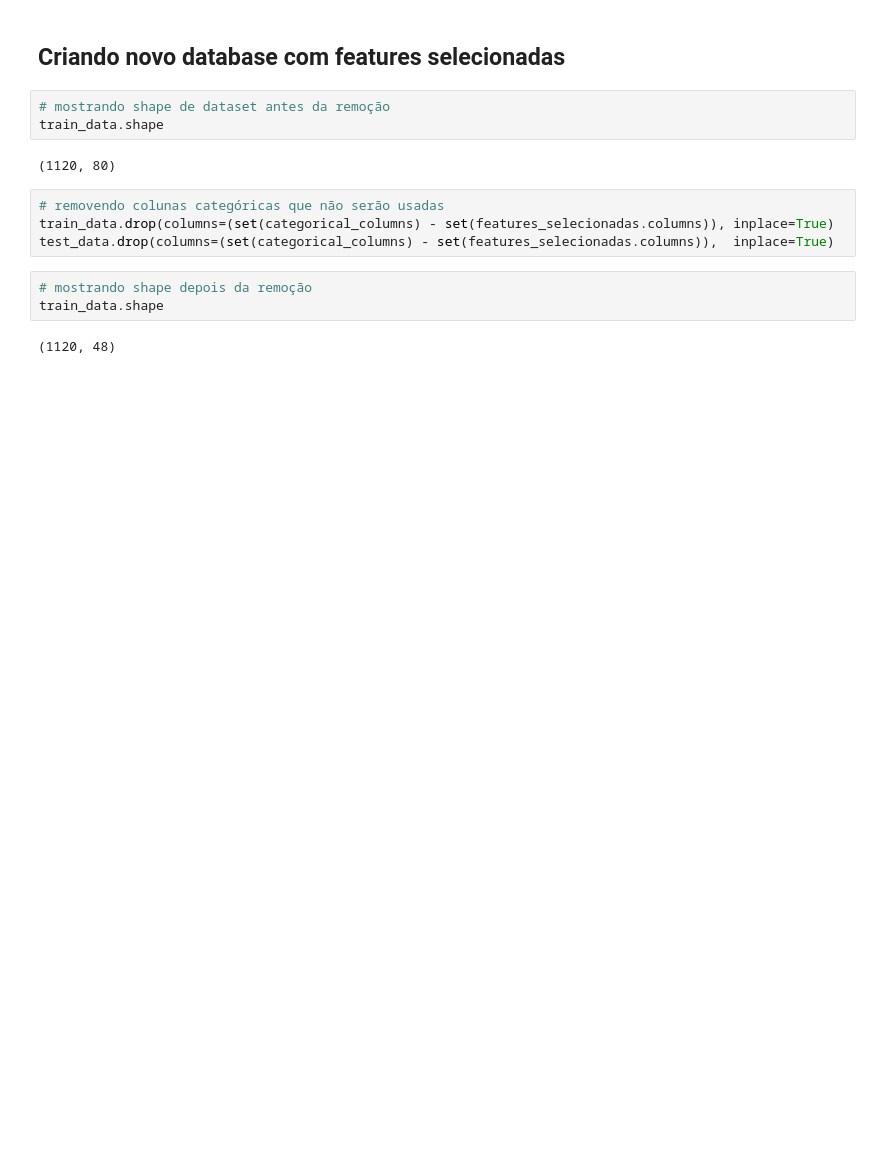
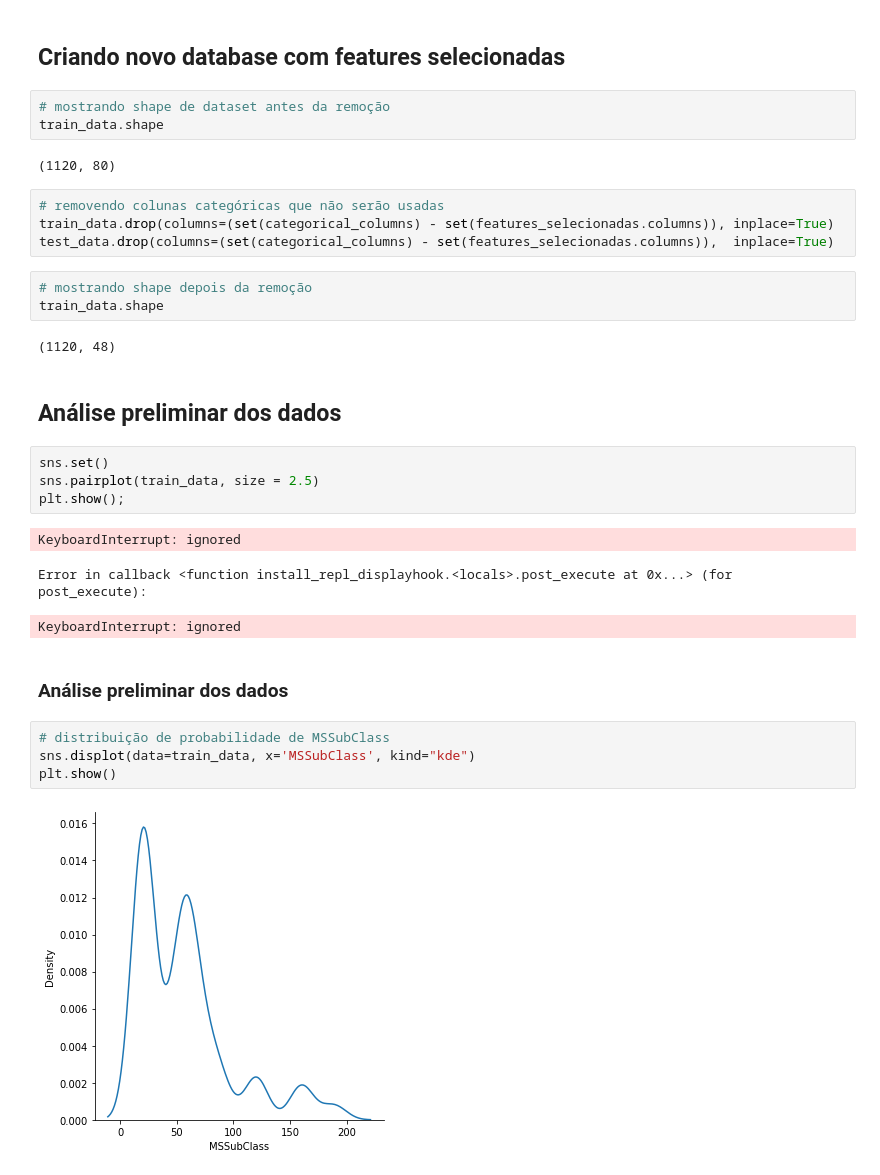
Before and after one commit to svhenrique/house-prices-predictor, a Jupyter notebook: HousePricesPredictor.ipynb, the cells around one changed output. Saved outputs shown, nothing was run; the diff lists cells and outputs as text; blank space fills up the shorter version.

```diff
--- a/HousePricesPredictor.ipynb
+++ b/HousePricesPredictor.ipynb
@@ -337,3 +307,21 @@ test_data.drop(columns=(set(categorical_columns) - set(features_selecionadas.col
 train_data.shape
 # %% [output]
 (1120, 48)
+# %% [markdown]
+## Análise preliminar dos dados
+# %%
+sns.set()
+sns.pairplot(train_data, size = 2.5)
+plt.show();
+# %% [output]
+KeyboardInterrupt: ignored
+Error in callback <function install_repl_displayhook.<locals>.post_execute at 0x...> (for post_execute):
+KeyboardInterrupt: ignored
+# %% [markdown]
+### Análise preliminar dos dados
+# %%
+# distribuição de probabilidade de MSSubClass
+sns.displot(data=train_data, x='MSSubClass', kind="kde")
+plt.show()
+# %% [output]
+[figure, added]
```
Also changed, not shown: parts of 19 cells of this notebook.
